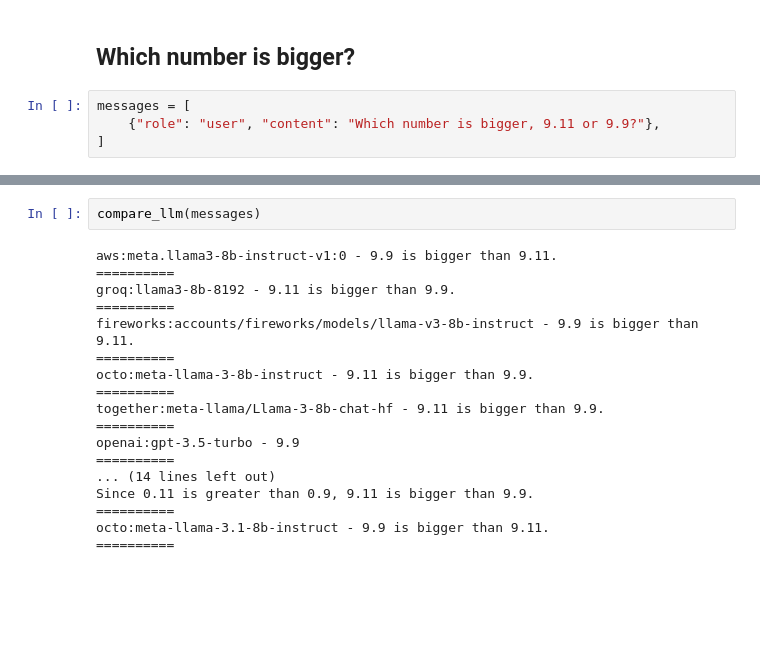
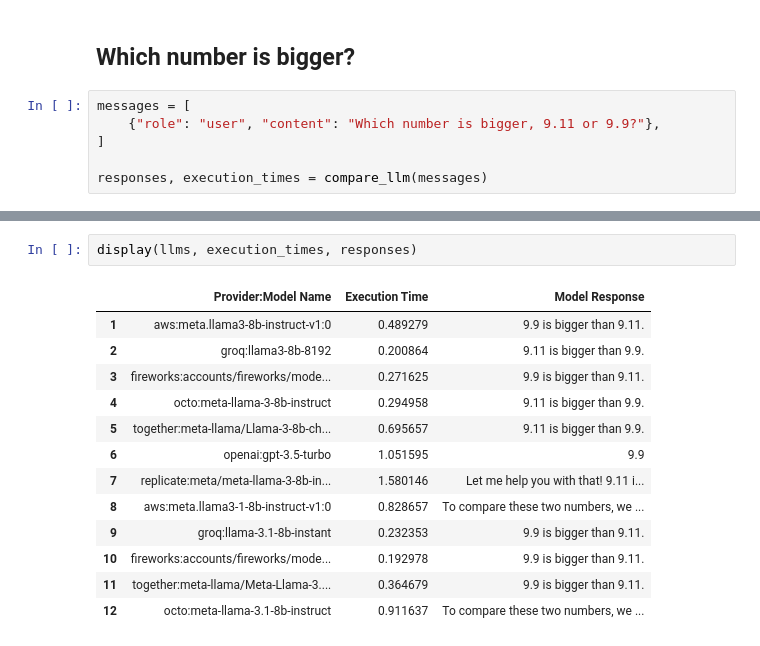
Before and after one commit to web11-ateves/aisuite, a Jupyter notebook: examples/llm_reasoning.ipynb, the cells around one changed output, grey strips where cells are left out. Cells and saved outputs as stored; diff of their text form; blank space fills up the shorter version.

```diff
--- a/examples/llm_reasoning.ipynb
+++ b/examples/llm_reasoning.ipynb
@@ -141,3 +205,5 @@ octo:meta-llama-3.1-8b-instruct - There are 3 r's in the word "strawberry".
 messages = [
     {"role": "user", "content": "Which number is bigger, 9.11 or 9.9?"},
 ]
+
+responses, execution_times = compare_llm(messages)
@@ -144,23 +229,19 @@ messages = [
 # %%
-compare_llm(messages)
+display(llms, execution_times, responses)
 # %% [output]
-aws:meta.llama3-8b-instruct-v1:0 - 9.9 is bigger than 9.11.
-==========
-groq:llama3-8b-8192 - 9.11 is bigger than 9.9.
-==========
-fireworks:accounts/fireworks/models/llama-v3-8b-instruct - 9.9 is bigger than 9.11.
-==========
-octo:meta-llama-3-8b-instruct - 9.11 is bigger than 9.9.
-==========
-together:meta-llama/Llama-3-8b-chat-hf - 9.11 is bigger than 9.9.
-==========
-openai:gpt-3.5-turbo - 9.9
-==========
-... (14 lines left out)
-Since 0.11 is greater than 0.9, 9.11 is bigger than 9.9.
-==========
-octo:meta-llama-3.1-8b-instruct - 9.9 is bigger than 9.11.
-==========
+|  | Provider:Model Name | Execution Time | Model Response |
+| 1 | aws:meta.llama3-8b-instruct-v1:0 | 0.489279 | 9.9 is bigger than 9.11. |
+| 2 | groq:llama3-8b-8192 | 0.200864 | 9.11 is bigger than 9.9. |
+| 3 | fireworks:accounts/fireworks/mode... | 0.271625 | 9.9 is bigger than 9.11. |
+| 4 | octo:meta-llama-3-8b-instruct | 0.294958 | 9.11 is bigger than 9.9. |
+| 5 | together:meta-llama/Llama-3-8b-ch... | 0.695657 | 9.11 is bigger than 9.9. |
+| 6 | openai:gpt-3.5-turbo | 1.051595 | 9.9 |
+| 7 | replicate:meta/meta-llama-3-8b-in... | 1.580146 | Let me help you with that! 9.11 i... |
+| 8 | aws:meta.llama3-1-8b-instruct-v1:0 | 0.828657 | To compare these two numbers, we ... |
+| 9 | groq:llama-3.1-8b-instant | 0.232353 | 9.9 is bigger than 9.11. |
+| 10 | fireworks:accounts/fireworks/mode... | 0.192978 | 9.9 is bigger than 9.11. |
+| 11 | together:meta-llama/Meta-Llama-3.... | 0.364679 | 9.9 is bigger than 9.11. |
+| 12 | octo:meta-llama-3.1-8b-instruct | 0.911637 | To compare these two numbers, we ... |
 # %%
 messages = [
     {"role": "user", "content": "Which number is bigger, 9.11 or 9.9? Think step by step."},
```
Also changed, not shown: parts of 13 cells of this notebook.
